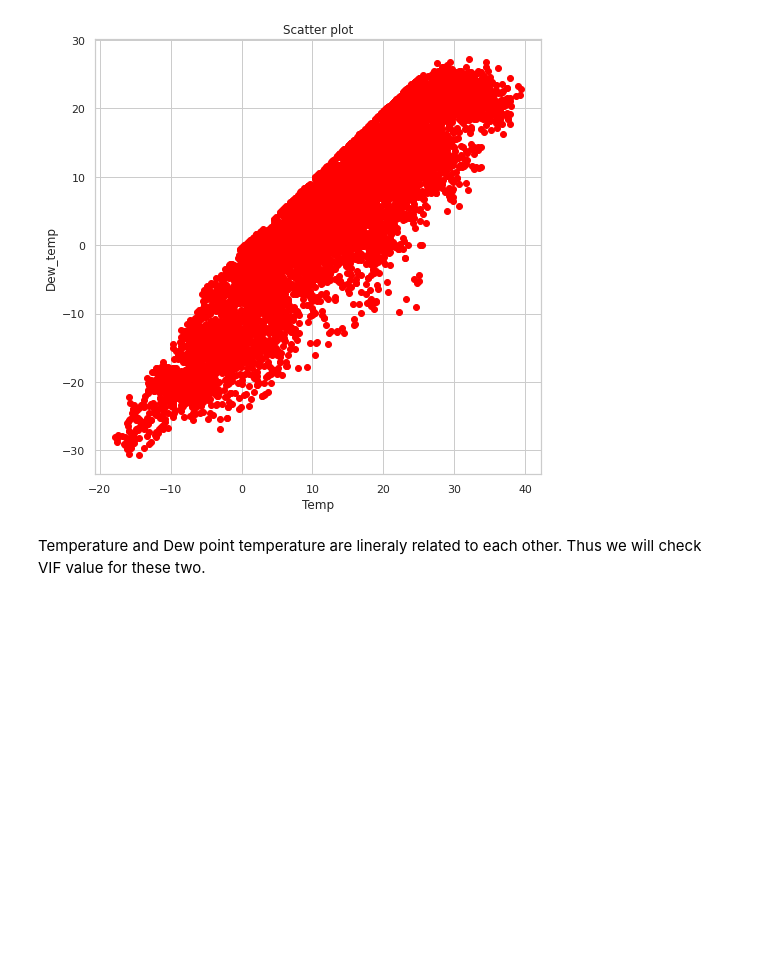
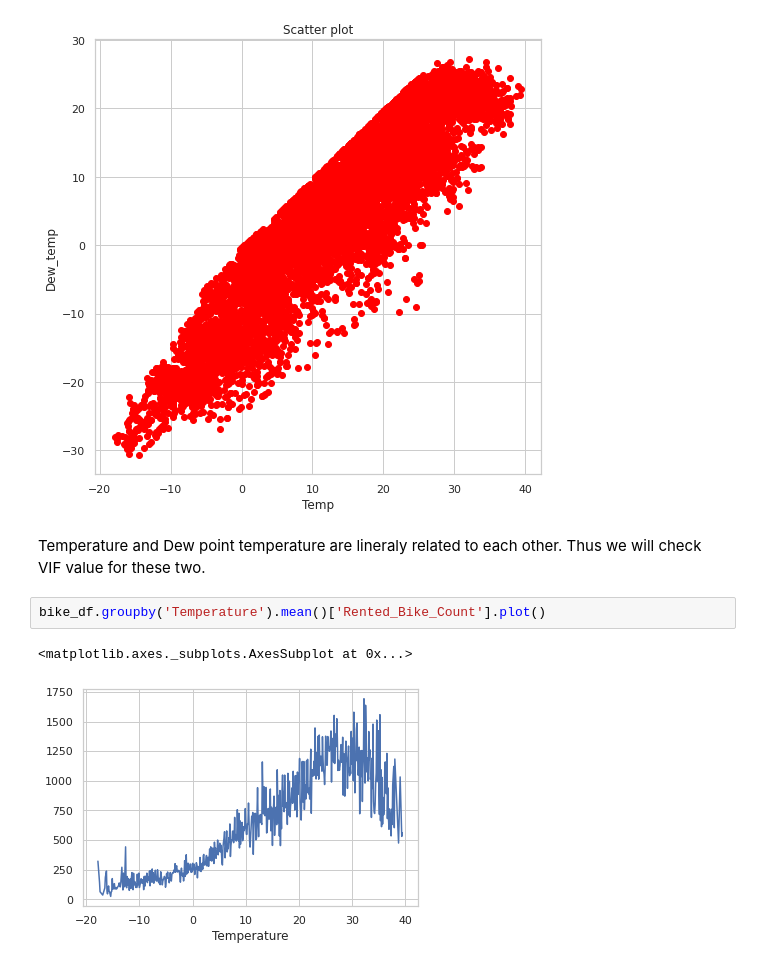
Before and after one commit to Tarungeed/Bike-sharing-prediction-, a Jupyter notebook: Bike_Sharing_Demand_Prediction_Capstone_Project.ipynb, the cells around one changed output. Saved outputs shown, nothing was run; the diff lists cells and outputs as text; blank space fills up the shorter version.

```diff
--- a/Bike_Sharing_Demand_Prediction_Capstone_Project.ipynb
+++ b/Bike_Sharing_Demand_Prediction_Capstone_Project.ipynb
@@ -348,3 +348,8 @@ plt.show()
 [figure]
 # %% [markdown]
 Temperature and Dew point temperature are lineraly related to each other. Thus we will check VIF value for these two.
+# %%
+bike_df.groupby('Temperature').mean()['Rented_Bike_Count'].plot()
+# %% [output]
+<matplotlib.axes._subplots.AxesSubplot at 0x...>
+[figure, added]
```
Also changed, not shown: parts of 3 cells of this notebook.
